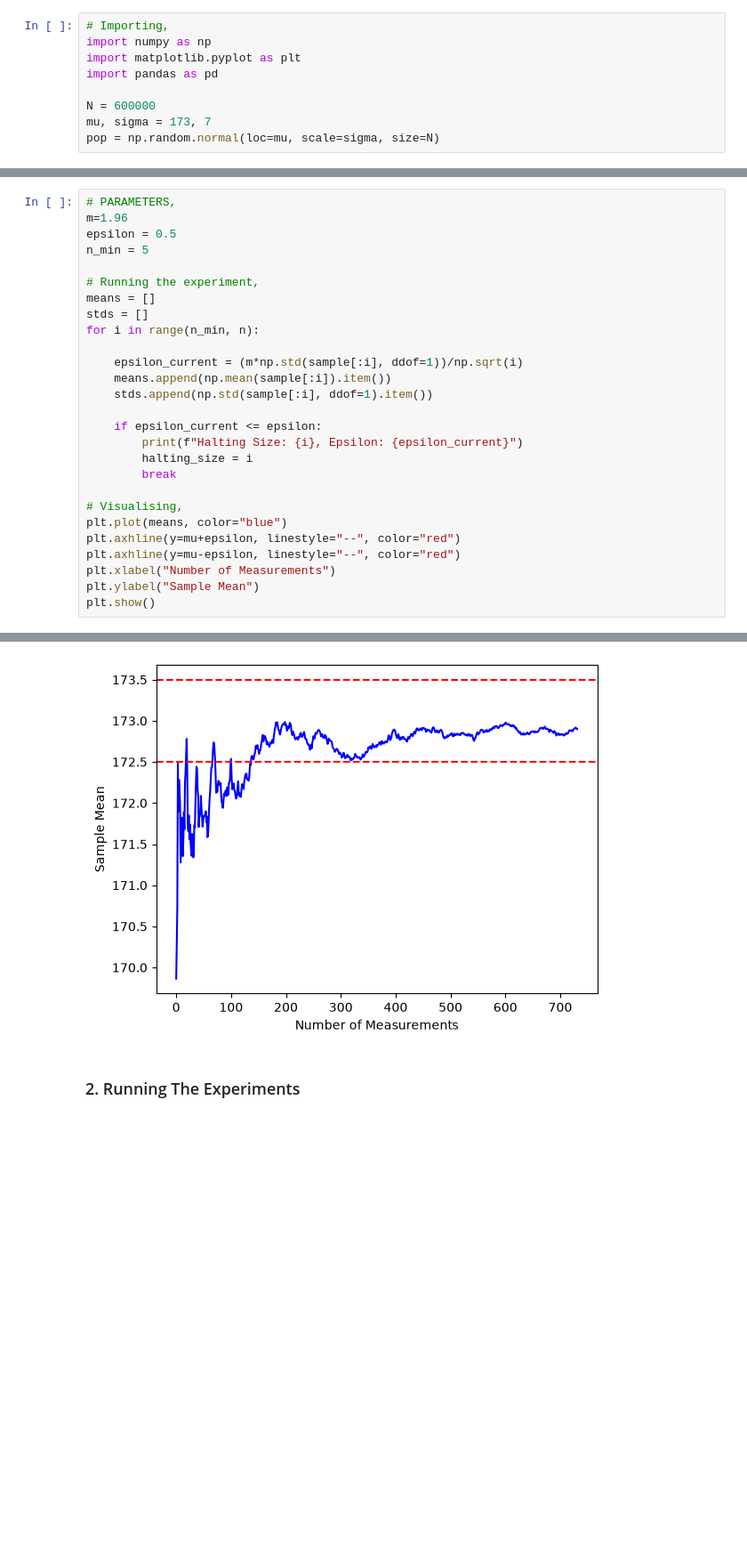
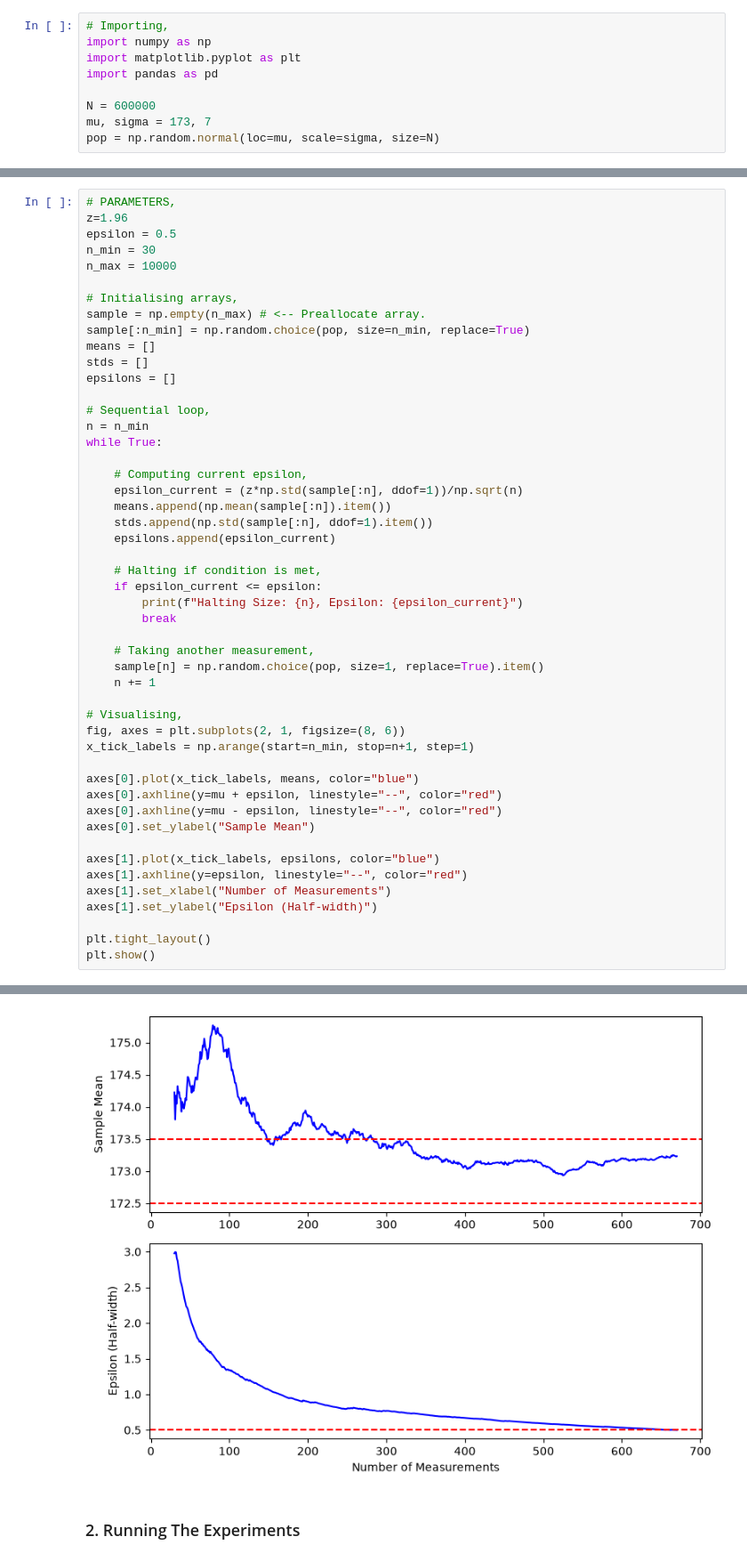
Before and after one commit to prithvi-ramrucha/statistics-experiments, a Jupyter notebook: sequential-fixed-width-confidence-interval-estimation.ipynb, the cells around one changed output, grey strips where cells are left out. Shown at 89% size. Saved outputs shown, nothing was run; the diff lists cells and outputs as text; blank space fills up the shorter version.

Commit message:
almost finished updating experiment.

```diff
--- a/sequential-fixed-width-confidence-interval-estimation.ipynb
+++ b/sequential-fixed-width-confidence-interval-estimation.ipynb
@@ -21,28 +22,50 @@ Creating a function to compute the estimator for the population variance $\hat{s
 # %%
 # PARAMETERS,
-m=1.96
+z=1.96
 epsilon = 0.5
-n_min = 5
+n_min = 30
+n_max = 10000
 
-# Running the experiment,
+# Initialising arrays,
+sample = np.empty(n_max) # <-- Preallocate array.
+sample[:n_min] = np.random.choice(pop, size=n_min, replace=True)
 means = []
 stds = []
-for i in range(n_min, n):
+epsilons = []
 
-    epsilon_current = (m*np.std(sample[:i], ddof=1))/np.sqrt(i)
-    means.append(np.mean(sample[:i]).item())
-    stds.append(np.std(sample[:i], ddof=1).item())
+# Sequential loop,
+n = n_min
+while True:
 
+    # Computing current epsilon,
+    epsilon_current = (z*np.std(sample[:n], ddof=1))/np.sqrt(n)
+    means.append(np.mean(sample[:n]).item())
+    stds.append(np.std(sample[:n], ddof=1).item())
+    epsilons.append(epsilon_current)
+
+    # Halting if condition is met,
     if epsilon_current <= epsilon:
-        print(f"Halting Size: {i}, Epsilon: {epsilon_current}")
-        halting_size = i
+        print(f"Halting Size: {n}, Epsilon: {epsilon_current}")
         break
 
+    # Taking another measurement,
+    sample[n] = np.random.choice(pop, size=1, replace=True).item()
+    n += 1
+
 # Visualising,
-plt.plot(means, color="blue")
-plt.axhline(y=mu+epsilon, linestyle="--", color="red")
-plt.axhline(y=mu-epsilon, linestyle="--", color="red")
-plt.xlabel("Number of Measurements")
-plt.ylabel("Sample Mean")
+fig, axes = plt.subplots(2, 1, figsize=(8, 6))
+x_tick_labels = np.arange(start=n_min, stop=n+1, step=1)
+
+axes[0].plot(x_tick_labels, means, color="blue")
+axes[0].axhline(y=mu + epsilon, linestyle="--", color="red")
+axes[0].axhline(y=mu - epsilon, linestyle="--", color="red")
+axes[0].set_ylabel("Sample Mean")
+
+axes[1].plot(x_tick_labels, epsilons, color="blue")
+axes[1].axhline(y=epsilon, linestyle="--", color="red")
+axes[1].set_xlabel("Number of Measurements")
+axes[1].set_ylabel("Epsilon (Half-width)")
+
+plt.tight_layout()
 plt.show()
 # %% [output]
@@ -50,4 +73,4 @@ Halting Size: 736, Epsilon: 0.4996609180198701
-[figure, old version]
+[figure, new version]
 # %% [markdown]
 ### 2. Running The Experiments
 # %% [markdown]
```
Also changed, not shown: parts of 7 cells of this notebook.
